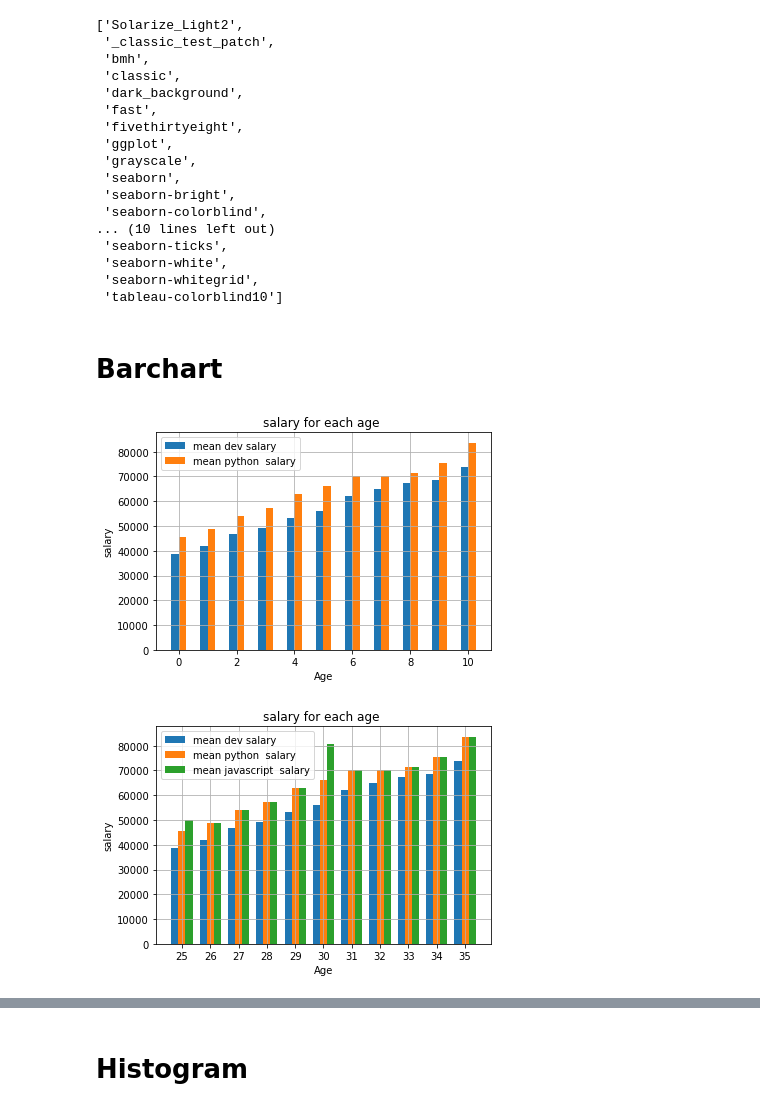
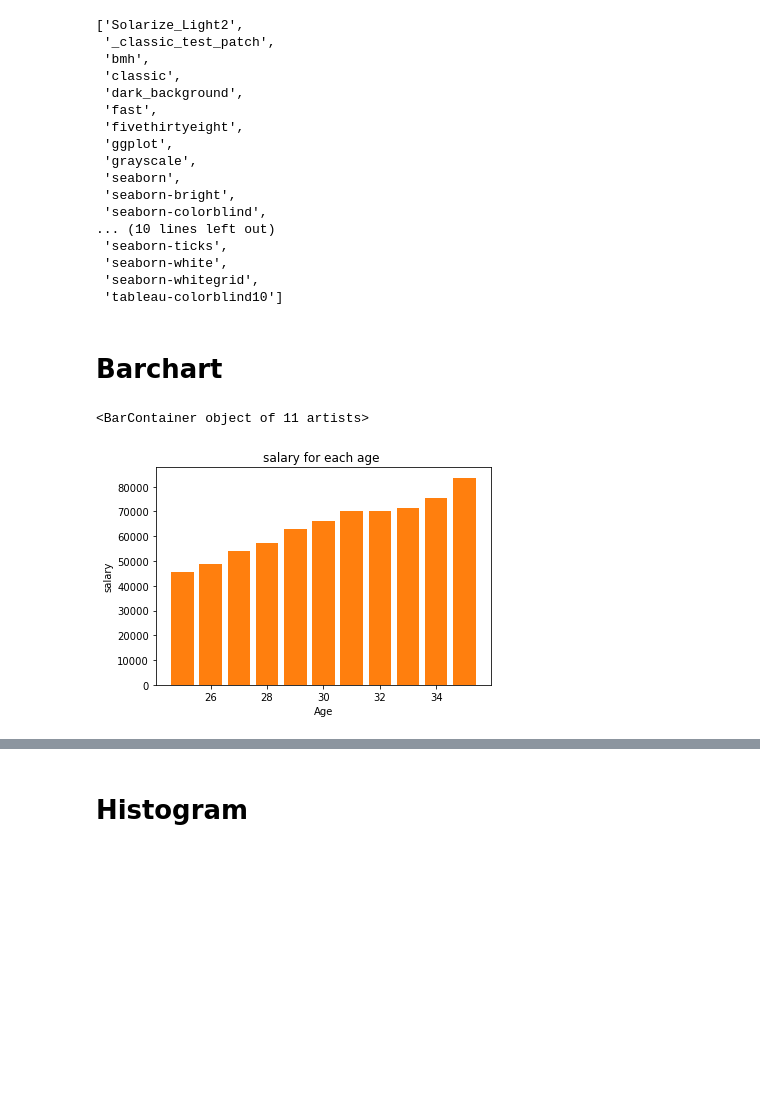
Before and after one commit to AlaaElnakeeb81536/Breast-Cancer-detection, a Jupyter notebook: Python Library/matplotlip.ipynb, the cells around one changed output, grey strips where cells are left out. Saved outputs shown, nothing was run; the diff lists cells and outputs as text; code cells hidden in the pictures; blank space fills up the shorter version.

```diff
--- a/Python Library/matplotlip.ipynb
+++ b/Python Library/matplotlip.ipynb
@@ -52,55 +54,24 @@ plt.style.available
  'seaborn-white',
  'seaborn-whitegrid',
  'tableau-colorblind10']
-# %% [markdown]
-# Barchart
-# %%
-dev_x=[25,26,27,28,29,30,31,32,33,34,35]
-dev_y=[38496,42000,46752,49320,53200,56000,62316,64928,67317,68748,73752]
-plt.title('salary for each age ')
-plt.xlabel('Age')
-plt.ylabel('salary')
-
-x_indices=np.arange(len(dev_x))
-width=0.25
-
-plt.bar(x_indices-width/2,dev_y,width=width,label='mean dev salary')
-
-py_dev_x=[25,26,27,28,29,30,31,32,33,34,35]
-py_dev_y=[45372,48876,53850,57287,63016,65998,70003,70000,71496,75370,83640]
-plt.bar(x_indices+width/2,py_dev_y,width=width,label='mean python  salary')
-
-
-plt.legend() #   تسميه ال label
-plt.grid()# شكل المربعات
-
-plt.show()
-# %% [output]
-[figure, removed]
-# %%
-dev_x=[25,26,27,28,29,30,31,32,33,34,35]
-dev_y=[38496,42000,46752,49320,53200,56000,62316,64928,67317,68748,73752]
-plt.title('salary for each age ')
-plt.xlabel('Age')
-plt.ylabel('salary')
-
-x_indices=np.arange(len(dev_x))
-width=0.25
-
-plt.bar(x_indices-width,dev_y,width=width,label='mean dev salary')
-
-py_dev_x=[25,26,27,28,29,30,31,32,33,34,35]
-py_dev_y=[45372,48876,53850,57287,63016,65998,70003,70000,71496,75370,83640]
-plt.bar(x_indices,py_dev_y,width=width,label='mean python  salary')
-
-js_dev_x=[25,26,27,28,29,30,31,32,33,34,35]
-js_dev_y=[50000,48876,53850,57287,63016,80805,70003,70000,71496,75370,83640]
-plt.bar(x_indices+width,js_dev_y,width=width,label='mean javascript  salary')
-
-plt.xticks(ticks=x_indices,labels=dev_x) #  لوضع القيم اللى تحت
-plt.legend() #   تسميه ال label
-plt.grid()# شكل المربعات
-
-plt.show()
-# %% [output]
-[figure, removed]
+# %% [markdown]
+# Barchart
+# %%
+dev_x=[25,26,27,28,29,30,31,32,33,34,35]
+dev_y=[38496,42000,46752,49320,53200,56000,62316,64928,67317,68748,73752]
+plt.title('salary for each age ')
+plt.xlabel('Age')
+plt.ylabel('salary')
+
+plt.bar(dev_x,dev_y)
+
+py_dev_x=[25,26,27,28,29,30,31,32,33,34,35]
+py_dev_y=[45372,48876,53850,57287,63016,65998,70003,70000,71496,75370,83640]
+plt.title('salary for each age ')
+plt.xlabel('Age')
+plt.ylabel('salary')
+
+plt.bar(py_dev_x,py_dev_y)
+# %% [output]
+<BarContainer object of 11 artists>
+[figure, added]
```
Also changed, not shown: parts of 33 cells of this notebook.
